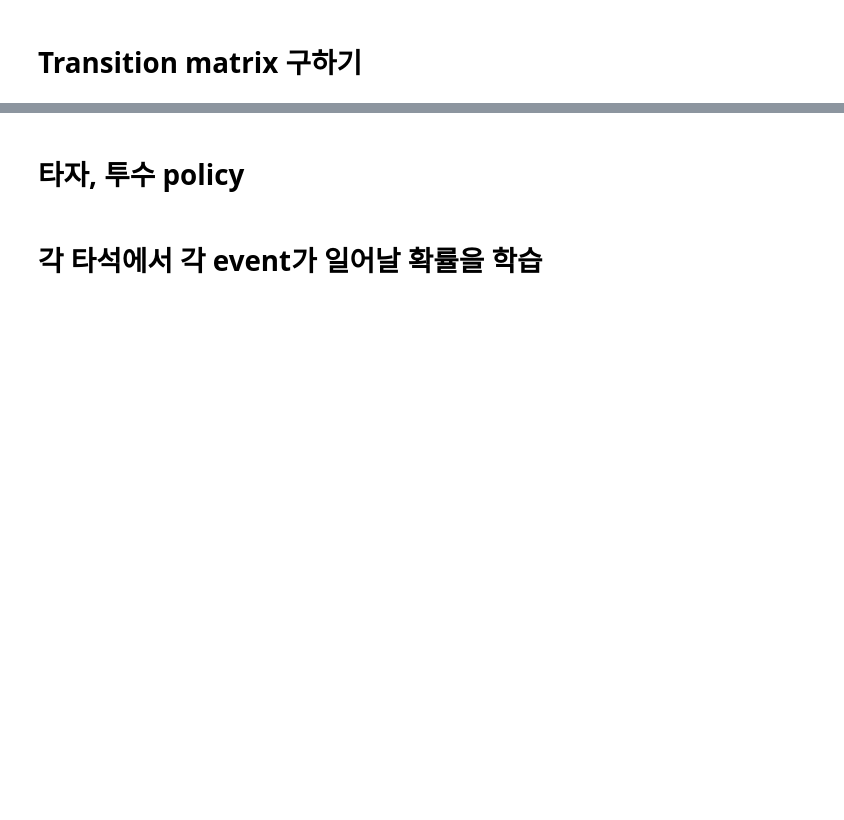
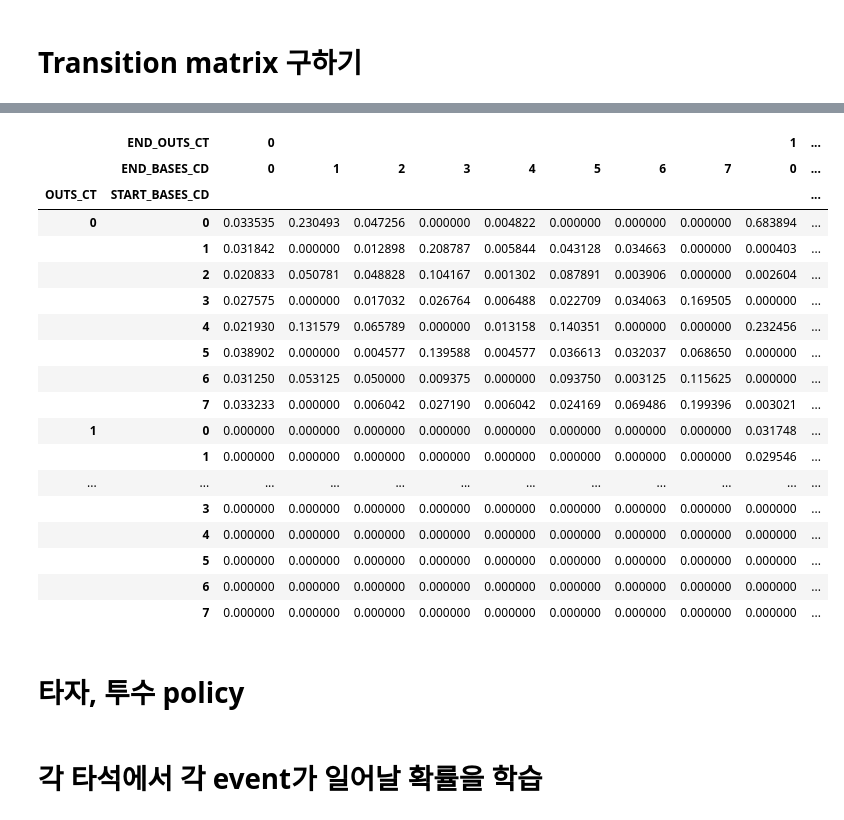
Before and after one commit to yonsweng/baseball-win-prediction, a Jupyter notebook: working/simulation.ipynb, the cells around one changed output, grey strips where cells are left out. Drawn from its saved outputs; the diff is of its cells as text; code cells hidden in the pictures; blank space fills up the shorter version.

```diff
--- a/working/simulation.ipynb
+++ b/working/simulation.ipynb
@@ -35,0 +209,4 @@ trans_mat = result_cnt.apply(lambda x: x / state_action_cnt[result_cnt.index])
+# %%
+# state_cnt: 어떤 state의 총 횟수
+state_cnt = trans_cnt.apply(lambda x: sum(x), axis=1)
+state_cnt
@@ -36,3 +231,27 @@ trans_mat = result_cnt.apply(lambda x: x / state_action_cnt[result_cnt.index])
+# %%
+# T: state -> state 확률
+T = trans_cnt.apply(lambda x: x / state_cnt[x.index])
+T
+# %% [output]
+|  | END_OUTS_CT | 0 |  |  |  |  |  |  |  | 1 | ... |
+|  | END_BASES_CD | 0 | 1 | 2 | 3 | 4 | 5 | 6 | 7 | 0 | ... |
+| OUTS_CT | START_BASES_CD |  |  |  |  |  |  |  |  |  | ... |
+| 0 | 0 | 0.033535 | 0.230493 | 0.047256 | 0.000000 | 0.004822 | 0.000000 | 0.000000 | 0.000000 | 0.683894 | ... |
+|  | 1 | 0.031842 | 0.000000 | 0.012898 | 0.208787 | 0.005844 | 0.043128 | 0.034663 | 0.000000 | 0.000403 | ... |
+|  | 2 | 0.020833 | 0.050781 | 0.048828 | 0.104167 | 0.001302 | 0.087891 | 0.003906 | 0.000000 | 0.002604 | ... |
+|  | 3 | 0.027575 | 0.000000 | 0.017032 | 0.026764 | 0.006488 | 0.022709 | 0.034063 | 0.169505 | 0.000000 | ... |
+|  | 4 | 0.021930 | 0.131579 | 0.065789 | 0.000000 | 0.013158 | 0.140351 | 0.000000 | 0.000000 | 0.232456 | ... |
+|  | 5 | 0.038902 | 0.000000 | 0.004577 | 0.139588 | 0.004577 | 0.036613 | 0.032037 | 0.068650 | 0.000000 | ... |
+|  | 6 | 0.031250 | 0.053125 | 0.050000 | 0.009375 | 0.000000 | 0.093750 | 0.003125 | 0.115625 | 0.000000 | ... |
+|  | 7 | 0.033233 | 0.000000 | 0.006042 | 0.027190 | 0.006042 | 0.024169 | 0.069486 | 0.199396 | 0.003021 | ... |
+| 1 | 0 | 0.000000 | 0.000000 | 0.000000 | 0.000000 | 0.000000 | 0.000000 | 0.000000 | 0.000000 | 0.031748 | ... |
+|  | 1 | 0.000000 | 0.000000 | 0.000000 | 0.000000 | 0.000000 | 0.000000 | 0.000000 | 0.000000 | 0.029546 | ... |
+| ... | ... | ... | ... | ... | ... | ... | ... | ... | ... | ... | ... |
+|  | 3 | 0.000000 | 0.000000 | 0.000000 | 0.000000 | 0.000000 | 0.000000 | 0.000000 | 0.000000 | 0.000000 | ... |
+|  | 4 | 0.000000 | 0.000000 | 0.000000 | 0.000000 | 0.000000 | 0.000000 | 0.000000 | 0.000000 | 0.000000 | ... |
+|  | 5 | 0.000000 | 0.000000 | 0.000000 | 0.000000 | 0.000000 | 0.000000 | 0.000000 | 0.000000 | 0.000000 | ... |
+|  | 6 | 0.000000 | 0.000000 | 0.000000 | 0.000000 | 0.000000 | 0.000000 | 0.000000 | 0.000000 | 0.000000 | ... |
+|  | 7 | 0.000000 | 0.000000 | 0.000000 | 0.000000 | 0.000000 | 0.000000 | 0.000000 | 0.000000 | 0.000000 | ... |
 # %% [markdown]
 # 타자, 투수 policy
 # %%
```
Also changed, not shown: parts of 25 cells of this notebook, 5 other files.
